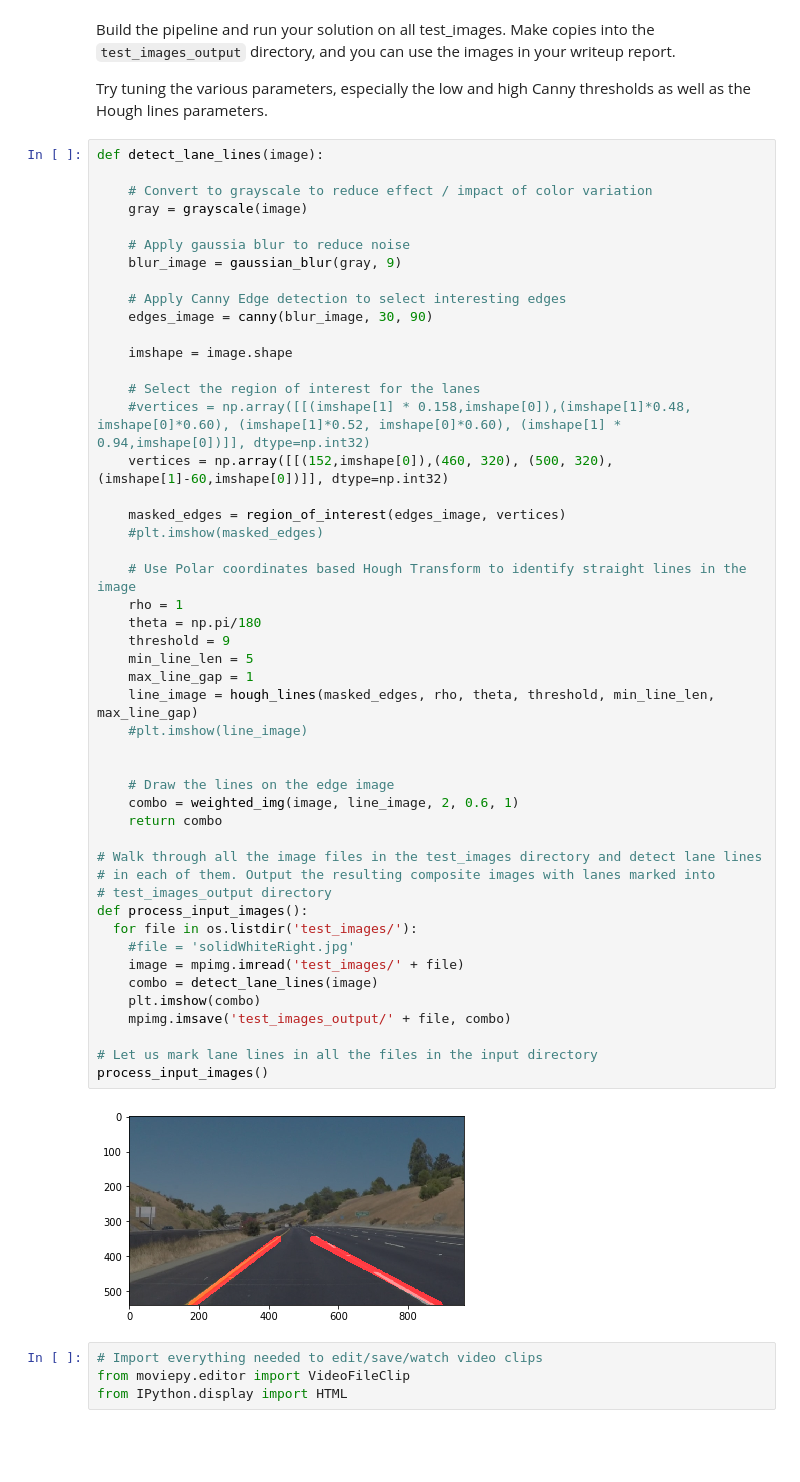
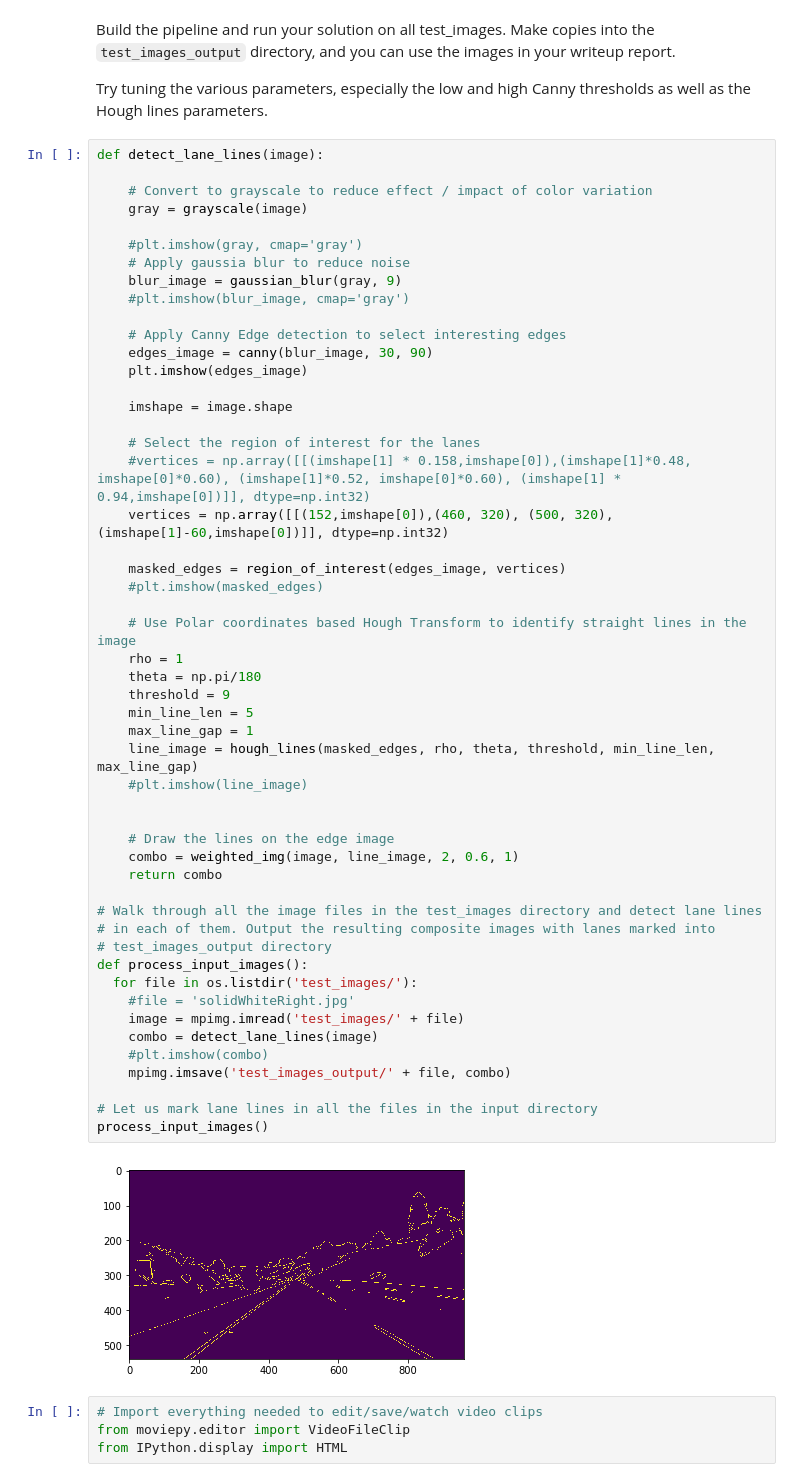
Before and after one commit to srivatsanrajagopal/P1-LaneLines, a Jupyter notebook: CarND-LaneLines-P1/P1.ipynb, the cells around one changed output. Saved outputs shown, nothing was run; the diff lists cells and outputs as text; blank space fills up the shorter version.

Commit message:
Intermediate images

```diff
--- a/CarND-LaneLines-P1/P1.ipynb
+++ b/CarND-LaneLines-P1/P1.ipynb
@@ -291,11 +291,14 @@ def detect_lane_lines(image):
     # Convert to grayscale to reduce effect / impact of color variation
     gray = grayscale(image)
 
+    #plt.imshow(gray, cmap='gray')
     # Apply gaussia blur to reduce noise
     blur_image = gaussian_blur(gray, 9)
+    #plt.imshow(blur_image, cmap='gray')
 
     # Apply Canny Edge detection to select interesting edges
     edges_image = canny(blur_image, 30, 90)
+    plt.imshow(edges_image)
 
     imshape = image.shape
 
@@ -306,35 +309,35 @@ def detect_lane_lines(image):
     masked_edges = region_of_interest(edges_image, vertices)
     #plt.imshow(masked_edges)
 
     # Use Polar coordinates based Hough Transform to identify straight lines in the image
     rho = 1
     theta = np.pi/180
     threshold = 9
     min_line_len = 5
     max_line_gap = 1
     line_image = hough_lines(masked_edges, rho, theta, threshold, min_line_len, max_line_gap)
     #plt.imshow(line_image)
 
 
     # Draw the lines on the edge image
     combo = weighted_img(image, line_image, 2, 0.6, 1)
     return combo
 
 # Walk through all the image files in the test_images directory and detect lane lines
 # in each of them. Output the resulting composite images with lanes marked into
 # test_images_output directory
 def process_input_images():
   for file in os.listdir('test_images/'):
     #file = 'solidWhiteRight.jpg'
     image = mpimg.imread('test_images/' + file)
     combo = detect_lane_lines(image)
-    plt.imshow(combo)
+    #plt.imshow(combo)
     mpimg.imsave('test_images_output/' + file, combo)
 
 # Let us mark lane lines in all the files in the input directory
 process_input_images()
 # %% [output]
-[figure, old version]
+[figure, new version]
 # %%
 # Import everything needed to edit/save/watch video clips
 from moviepy.editor import VideoFileClip
```
Also changed, not shown: 9 other files.
